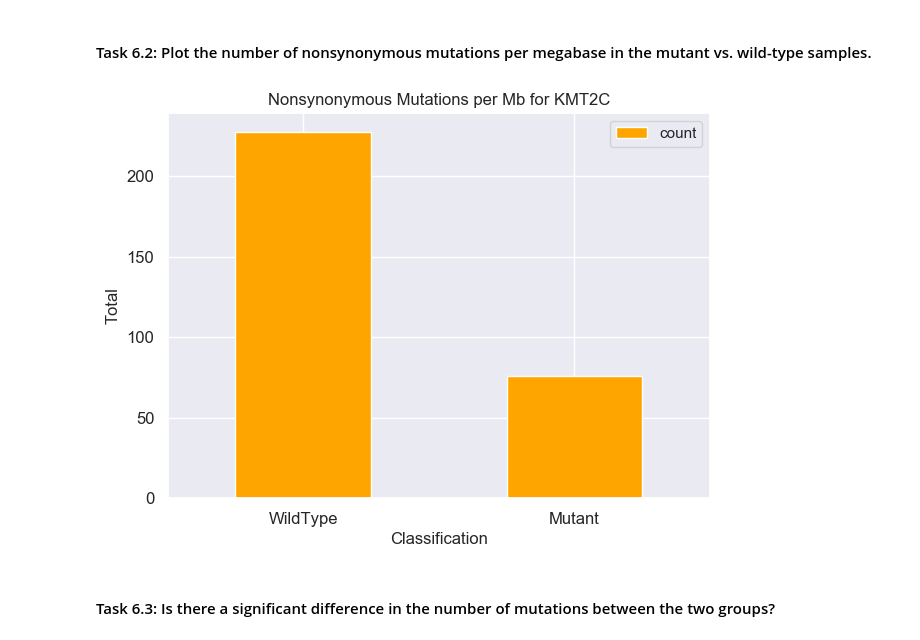
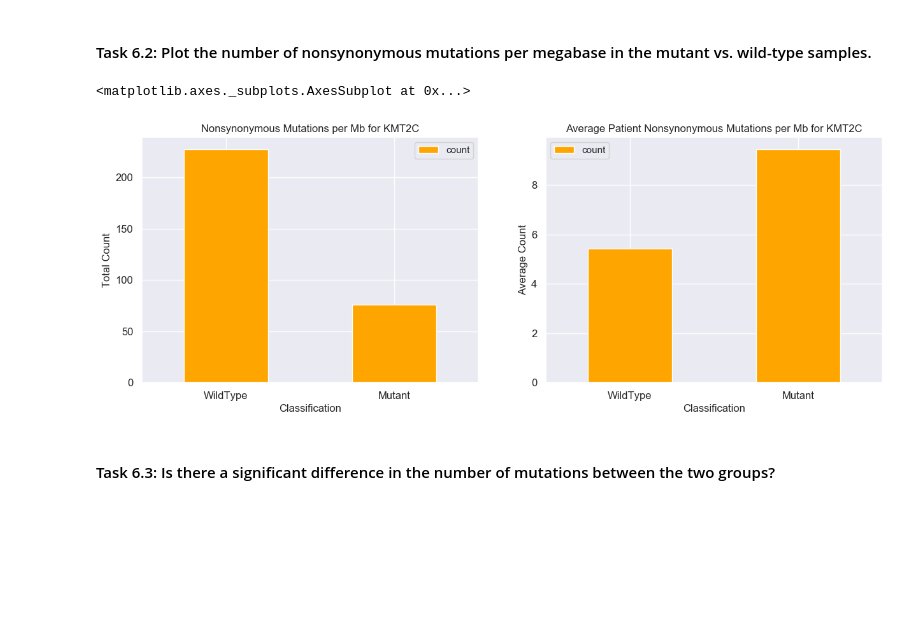
Before and after one commit to iansnyder333/IS_CancerProj, a Jupyter notebook: task.ipynb, the cells around one changed output. Drawn from its saved outputs; the diff is of its cells as text; code cells hidden in the pictures; blank space fills up the shorter version.

Commit message:
added 6.2 plot

```diff
--- a/task.ipynb
+++ b/task.ipynb
@@ -236,8 +236,8 @@ The number of mutated patients on the x-axis and the results from task 4 on the
 curDf = sigDf.copy()
 curDf['total'] = sigDf['Count_responders'] + sigDf['Count_non_responders']
 #Scatter Plot
-plt.rcParams.update({'font.size': 22})
+
 curDf.plot.scatter(x='Hugo_Symbol', y='total', rot=0, figsize=(20, 8), title='Frequency of Enriched Genes',
-                    fontsize=12, xlabel='Gene', ylabel='Frequency', color='blue')
+                    fontsize=12, xlabel='Gene', ylabel='Frequency')
 # %% [output]
 <matplotlib.axes._subplots.AxesSubplot at 0x...>
@@ -303,12 +303,19 @@ Average Nonsynonymous Mutations per Mb for  mutant patient: 9.46
 #### Task 6.2: Plot the number of nonsynonymous mutations per megabase in the mutant vs. wild-type samples.
 # %%
 #Plot results
-curDf = pd.DataFrame(
+totalDf = pd.DataFrame(
     {'type': ['WildType', 'Mutant'], 'count': [wildtypeSum, mutantSum]})
-ax = curDf.plot.bar(x='type', y='count', rot=0, figsize=(7,5),
-                    title=f'Nonsynonymous Mutations per Mb for {gene}', ylabel='Total', xlabel='Classification', fontsize=12, color='orange')
+perDf = pd.DataFrame(
+    {'type': ['WildType', 'Mutant'], 'count': [wildtypeSum/len(wildtype), mutantSum/len(mutant)]})
+fig, (ax1, ax2) = plt.subplots(1, 2, figsize=(7, 5))
+totalDf.plot.bar(x='type', y='count', rot=0, figsize=(7,5),
+                    title=f'Nonsynonymous Mutations per Mb for {gene}', ylabel='Total Count', xlabel='Classification', fontsize=12, color='orange', ax=ax1)
+
+perDf.plot.bar(x='type', y='count', rot=0, figsize=(15, 5),
+                 title=f'Average Patient Nonsynonymous Mutations per Mb for {gene}', ylabel='Average Count', xlabel='Classification', fontsize=12, color='orange', ax=ax2)
 # %% [output]
+<matplotlib.axes._subplots.AxesSubplot at 0x...>
-[figure, old version]
+[figure, new version]
 # %% [markdown]
 #### Task 6.3: Is there a significant difference in the number of mutations between the two groups?
 # %% [markdown]
```
Also changed, not shown: parts of 2 cells of this notebook.
